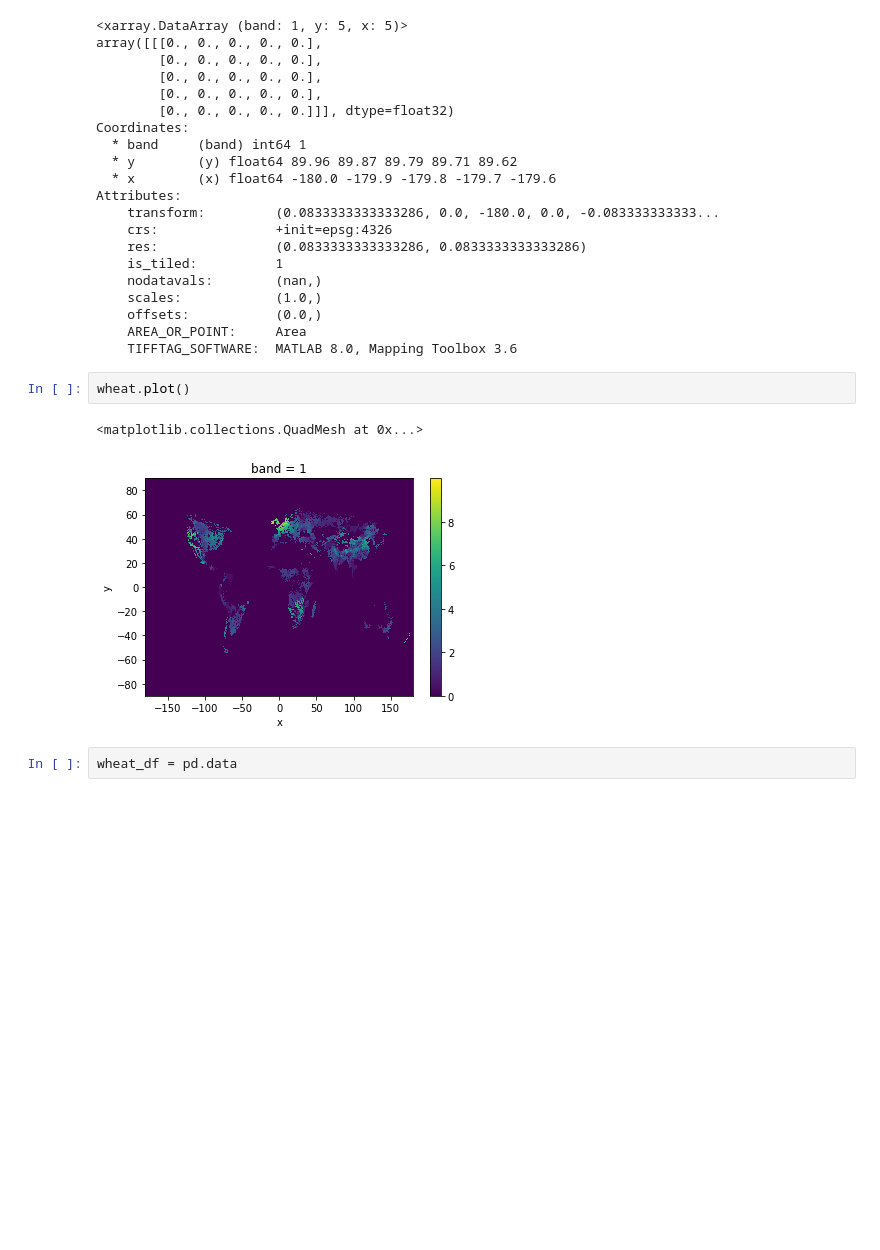
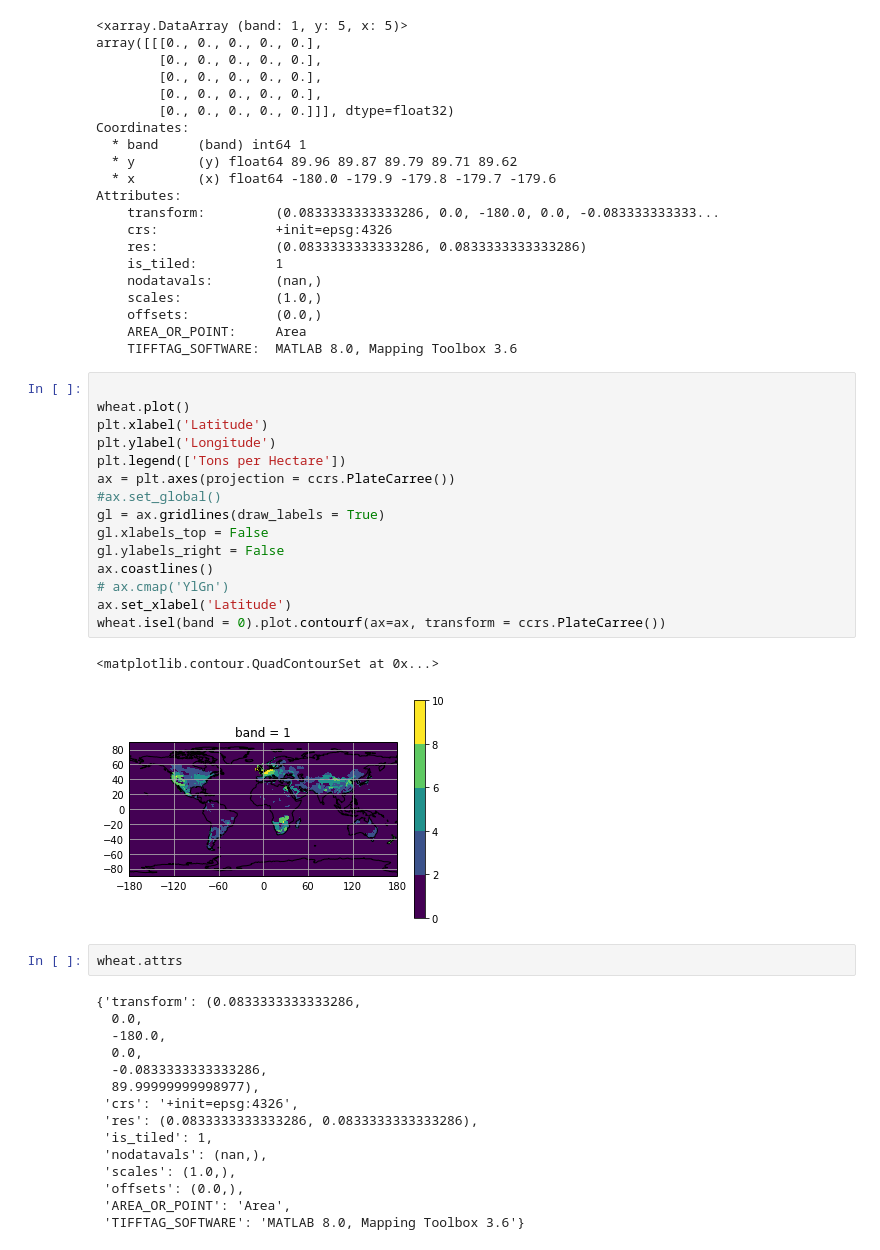
Before and after one commit to ijdershem/DS4Earth_ElNino, a Jupyter notebook: Claire.ipynb, the cells around one changed output. Drawn from its saved outputs; the diff is of its cells as text; blank space fills up the shorter version.

```diff
--- a/Claire.ipynb
+++ b/Claire.ipynb
@@ -62,10 +82,38 @@ Attributes:
     offsets:           (0.0,)
     AREA_OR_POINT:     Area
     TIFFTAG_SOFTWARE:  MATLAB 8.0, Mapping Toolbox 3.6
+# %%
+
+wheat.plot()
+plt.xlabel('Latitude')
+plt.ylabel('Longitude')
+plt.legend(['Tons per Hectare'])
+ax = plt.axes(projection = ccrs.PlateCarree())
+#ax.set_global()
+gl = ax.gridlines(draw_labels = True)
+gl.xlabels_top = False
+gl.ylabels_right = False
+ax.coastlines()
+# ax.cmap('YlGn')
+ax.set_xlabel('Latitude')
+wheat.isel(band = 0).plot.contourf(ax=ax, transform = ccrs.PlateCarree())
+# %% [output]
+<matplotlib.contour.QuadContourSet at 0x...>
+[figure, added]
 # %%
-wheat.plot()
+wheat.attrs
 # %% [output]
-<matplotlib.collections.QuadMesh at 0x...>
+{'transform': (0.0833333333333286,
+  0.0,
+  -180.0,
+  0.0,
+  -0.0833333333333286,
+  89.99999999998977),
+ 'crs': '+init=epsg:4326',
+ 'res': (0.0833333333333286, 0.0833333333333286),
+ 'is_tiled': 1,
+ 'nodatavals': (nan,),
+ 'scales': (1.0,),
+ 'offsets': (0.0,),
+ 'AREA_OR_POINT': 'Area',
+ 'TIFFTAG_SOFTWARE': 'MATLAB 8.0, Mapping Toolbox 3.6'}
-[figure, removed]
-# %%
-wheat_df = pd.data
```
Also changed, not shown: parts of 15 cells of this notebook.
